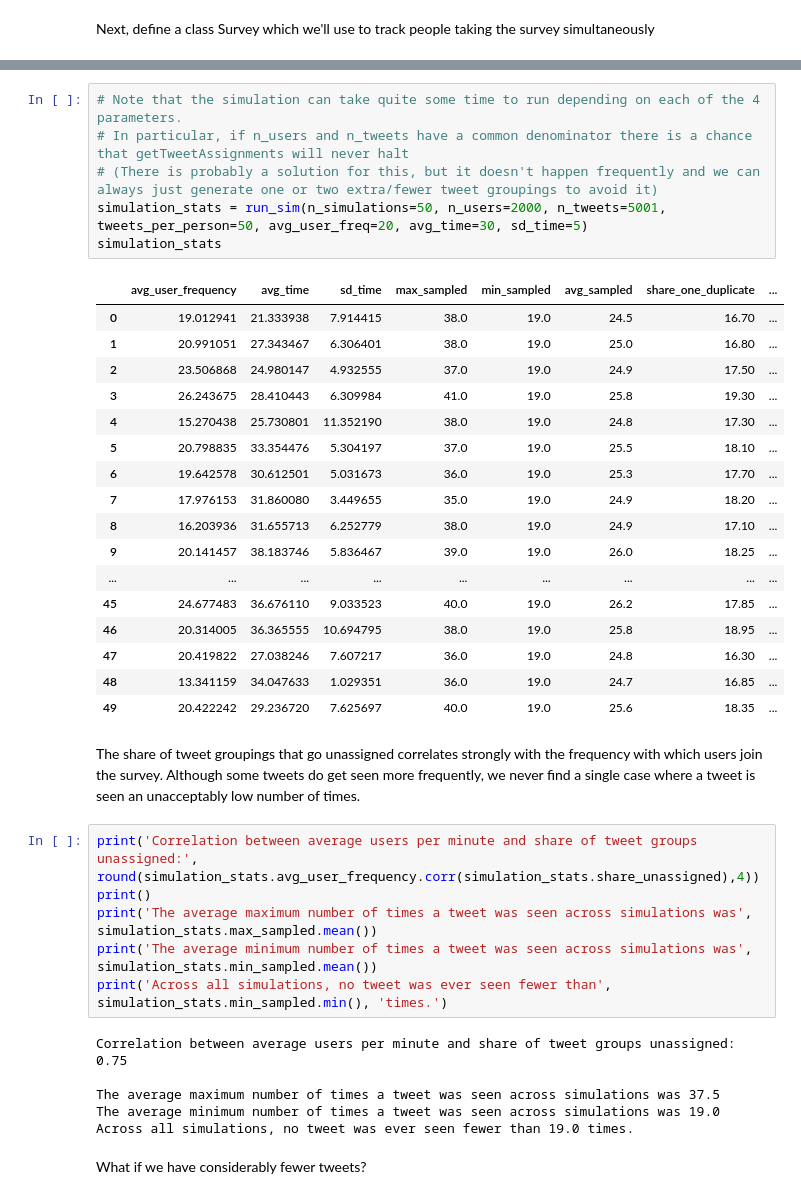
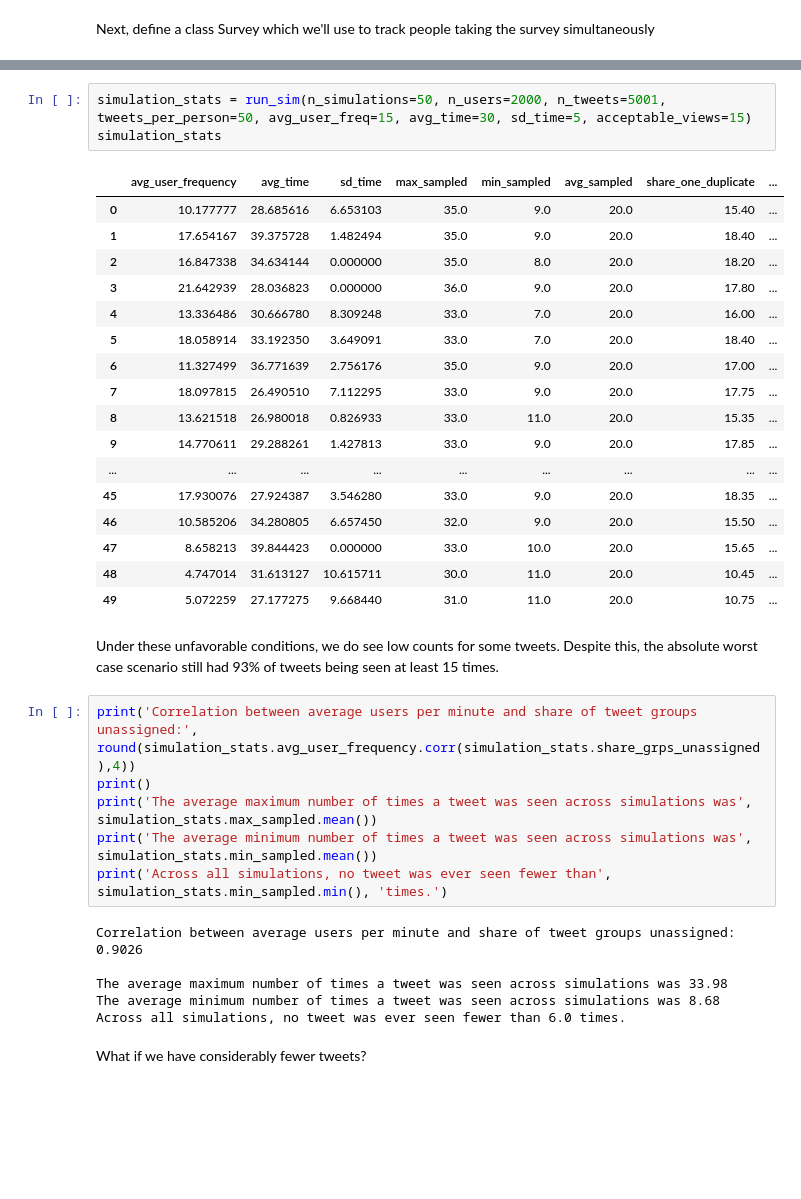
Before and after one commit to lfrym/covert-signalling, a Jupyter notebook: simulate_survey.ipynb, the cells around one changed output, grey strips where cells are left out. Cells and saved outputs as stored; diff of their text form; blank space fills up the shorter version.

```diff
--- a/simulate_survey.ipynb
+++ b/simulate_survey.ipynb
@@ -163,43 +147,39 @@ In this simulation, I try to deliberately skew parameters towards negative scena
 - average time taken to complete the survey is taken to be 30 minutes, even though we saw an average of 19 in the previous survey
-# %%
-# Note that the simulation can take quite some time to run depending on each of the 4 parameters.
-# In particular, if n_users and n_tweets have a common denominator there is a chance that getTweetAssignments will never halt
-# (There is probably a solution for this, but it doesn't happen frequently and we can always just generate one or two extra/fewer tweet groupings to avoid it)
-simulation_stats = run_sim(n_simulations=50, n_users=2000, n_tweets=5001, tweets_per_person=50, avg_user_freq=20, avg_time=30, sd_time=5)
-simulation_stats
-# %% [output]
-|  | avg_user_frequency | avg_time | sd_time | max_sampled | min_sampled | avg_sampled | share_one_duplicate | ... |
-| 0 | 19.012941 | 21.333938 | 7.914415 | 38.0 | 19.0 | 24.5 | 16.70 | ... |
-| 1 | 20.991051 | 27.343467 | 6.306401 | 38.0 | 19.0 | 25.0 | 16.80 | ... |
-| 2 | 23.506868 | 24.980147 | 4.932555 | 37.0 | 19.0 | 24.9 | 17.50 | ... |
-| 3 | 26.243675 | 28.410443 | 6.309984 | 41.0 | 19.0 | 25.8 | 19.30 | ... |
-| 4 | 15.270438 | 25.730801 | 11.352190 | 38.0 | 19.0 | 24.8 | 17.30 | ... |
-| 5 | 20.798835 | 33.354476 | 5.304197 | 37.0 | 19.0 | 25.5 | 18.10 | ... |
-| 6 | 19.642578 | 30.612501 | 5.031673 | 36.0 | 19.0 | 25.3 | 17.70 | ... |
-| 7 | 17.976153 | 31.860080 | 3.449655 | 35.0 | 19.0 | 24.9 | 18.20 | ... |
-| 8 | 16.203936 | 31.655713 | 6.252779 | 38.0 | 19.0 | 24.9 | 17.10 | ... |
-| 9 | 20.141457 | 38.183746 | 5.836467 | 39.0 | 19.0 | 26.0 | 18.25 | ... |
-| ... | ... | ... | ... | ... | ... | ... | ... | ... |
-| 45 | 24.677483 | 36.676110 | 9.033523 | 40.0 | 19.0 | 26.2 | 17.85 | ... |
-| 46 | 20.314005 | 36.365555 | 10.694795 | 38.0 | 19.0 | 25.8 | 18.95 | ... |
-| 47 | 20.419822 | 27.038246 | 7.607217 | 36.0 | 19.0 | 24.8 | 16.30 | ... |
-| 48 | 13.341159 | 34.047633 | 1.029351 | 36.0 | 19.0 | 24.7 | 16.85 | ... |
-| 49 | 20.422242 | 29.236720 | 7.625697 | 40.0 | 19.0 | 25.6 | 18.35 | ... |
-# %% [markdown]
-The share of tweet groupings that go unassigned correlates strongly with the frequency with which users join the survey.
-Although some tweets do get seen more frequently, we never find a single case where a tweet is seen an unacceptably low number of times.
+# %%
+simulation_stats = run_sim(n_simulations=50, n_users=2000, n_tweets=5001, tweets_per_person=50, avg_user_freq=15, avg_time=30, sd_time=5, acceptable_views=15)
+simulation_stats
+# %% [output]
+|  | avg_user_frequency | avg_time | sd_time | max_sampled | min_sampled | avg_sampled | share_one_duplicate | ... |
+| 0 | 10.177777 | 28.685616 | 6.653103 | 35.0 | 9.0 | 20.0 | 15.40 | ... |
+| 1 | 17.654167 | 39.375728 | 1.482494 | 35.0 | 9.0 | 20.0 | 18.40 | ... |
+| 2 | 16.847338 | 34.634144 | 0.000000 | 35.0 | 8.0 | 20.0 | 18.20 | ... |
+| 3 | 21.642939 | 28.036823 | 0.000000 | 36.0 | 9.0 | 20.0 | 17.80 | ... |
+| 4 | 13.336486 | 30.666780 | 8.309248 | 33.0 | 7.0 | 20.0 | 16.00 | ... |
+| 5 | 18.058914 | 33.192350 | 3.649091 | 33.0 | 7.0 | 20.0 | 18.40 | ... |
+| 6 | 11.327499 | 36.771639 | 2.756176 | 35.0 | 9.0 | 20.0 | 17.00 | ... |
+| 7 | 18.097815 | 26.490510 | 7.112295 | 33.0 | 9.0 | 20.0 | 17.75 | ... |
+| 8 | 13.621518 | 26.980018 | 0.826933 | 33.0 | 11.0 | 20.0 | 15.35 | ... |
+| 9 | 14.770611 | 29.288261 | 1.427813 | 33.0 | 9.0 | 20.0 | 17.85 | ... |
+| ... | ... | ... | ... | ... | ... | ... | ... | ... |
+| 45 | 17.930076 | 27.924387 | 3.546280 | 33.0 | 9.0 | 20.0 | 18.35 | ... |
+| 46 | 10.585206 | 34.280805 | 6.657450 | 32.0 | 9.0 | 20.0 | 15.50 | ... |
+| 47 | 8.658213 | 39.844423 | 0.000000 | 33.0 | 10.0 | 20.0 | 15.65 | ... |
+| 48 | 4.747014 | 31.613127 | 10.615711 | 30.0 | 11.0 | 20.0 | 10.45 | ... |
+| 49 | 5.072259 | 27.177275 | 9.668440 | 31.0 | 11.0 | 20.0 | 10.75 | ... |
+# %% [markdown]
+Under these unfavorable conditions, we do see low counts for some tweets. Despite this, the absolute worst case scenario still had 93% of tweets being seen at least 15 times.
 # %%
-print('Correlation between average users per minute and share of tweet groups unassigned:', round(simulation_stats.avg_user_frequency.corr(simulation_stats.share_unassigned),4))
+print('Correlation between average users per minute and share of tweet groups unassigned:', round(simulation_stats.avg_user_frequency.corr(simulation_stats.share_grps_unassigned),4))
 print()
 print('The average maximum number of times a tweet was seen across simulations was', simulation_stats.max_sampled.mean())
 print('The average minimum number of times a tweet was seen across simulations was', simulation_stats.min_sampled.mean())
 print('Across all simulations, no tweet was ever seen fewer than', simulation_stats.min_sampled.min(), 'times.')
 # %% [output]
-Correlation between average users per minute and share of tweet groups unassigned: 0.75
+Correlation between average users per minute and share of tweet groups unassigned: 0.9026
 
-The average maximum number of times a tweet was seen across simulations was 37.5
-The average minimum number of times a tweet was seen across simulations was 19.0
-Across all simulations, no tweet was ever seen fewer than 19.0 times.
+The average maximum number of times a tweet was seen across simulations was 33.98
+The average minimum number of times a tweet was seen across simulations was 8.68
+Across all simulations, no tweet was ever seen fewer than 6.0 times.
 # %% [markdown]
 What if we have considerably fewer tweets?
 # %%
```
Also changed, not shown: parts of 23 cells of this notebook.
